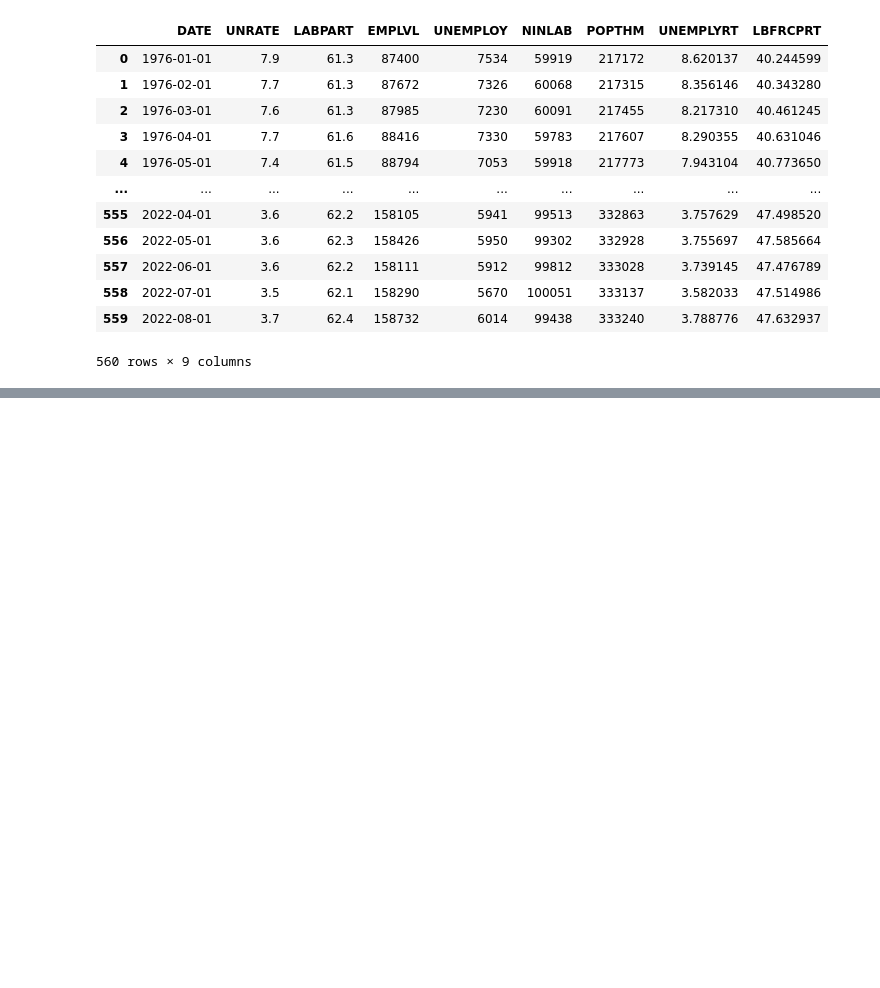
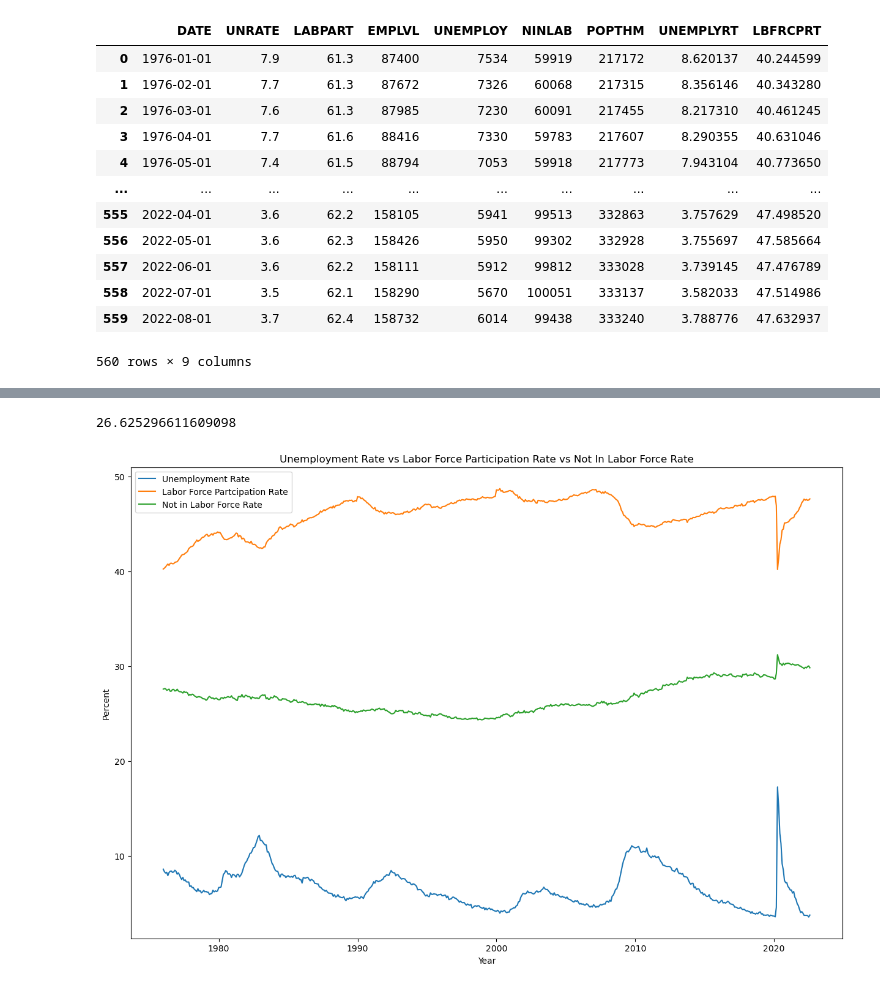
Before and after one commit to boggs2louky/EAP, a Jupyter notebook: National Unemployment and Labor Force Participation 1976-2022.ipynb, the cells around one changed output, grey strips where cells are left out. Saved outputs shown, nothing was run; the diff lists cells and outputs as text; code cells hidden in the pictures; blank space fills up the shorter version.

```diff
--- a/National Unemployment and Labor Force Participation 1976-2022.ipynb
+++ b/National Unemployment and Labor Force Participation 1976-2022.ipynb
@@ -238,0 +324,24 @@ Econdata
+# %%
+# The mean of the Not in Labor Force Rate (NILBRFRCRT) for the time period between 01-01-1976 - 08-01-2022.
+Econdata['NILBRFRCRT'].mean()
+# The Not in Labor Force Rate mean as define below (26.63%) is not far from 30%. The percent slightly below 30% means that approximately 1/3 of the population between 01-01-1976 - 08-01-2022 was not in the Labor Force!
+# %% [output]
+26.625296611609098
+# %%
+# Plot of Unemployment Rate/Labor Force Rate/Not in Labor Force Rate between the years of 01-01-1976 - 08-01-2022.
+plt.figure(figsize=(15,10))
+
+plt.plot(Econdata.DATE, Econdata.UNEMPLYRT, label='Unemployment Rate')
+plt.plot(Econdata.DATE, Econdata.LBFRCPRT, label='Labor Force Partcipation Rate')
+plt.plot(Econdata.DATE, Econdata.NILBRFRCRT, label='Not in Labor Force Rate')
+
+plt.title('Unemployment Rate vs Labor Force Participation Rate vs Not In Labor Force Rate')
+plt.ylabel('Percent')
+plt.xlabel('Year')
+plt.legend()
+
+#plt.xticks(Econdata.DATE[::3].tolist()+[2022])
+
+plt.show()
+# %% [output]
+[figure, added]
```
Also changed, not shown: parts of 10 cells of this notebook, 2 other files.
